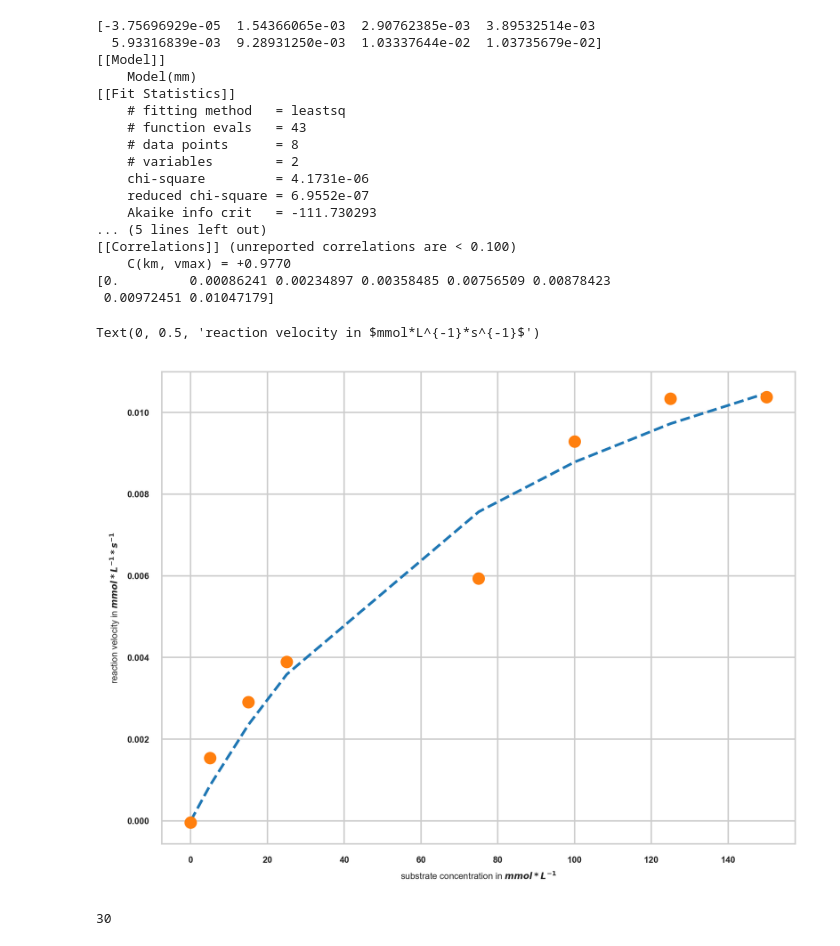
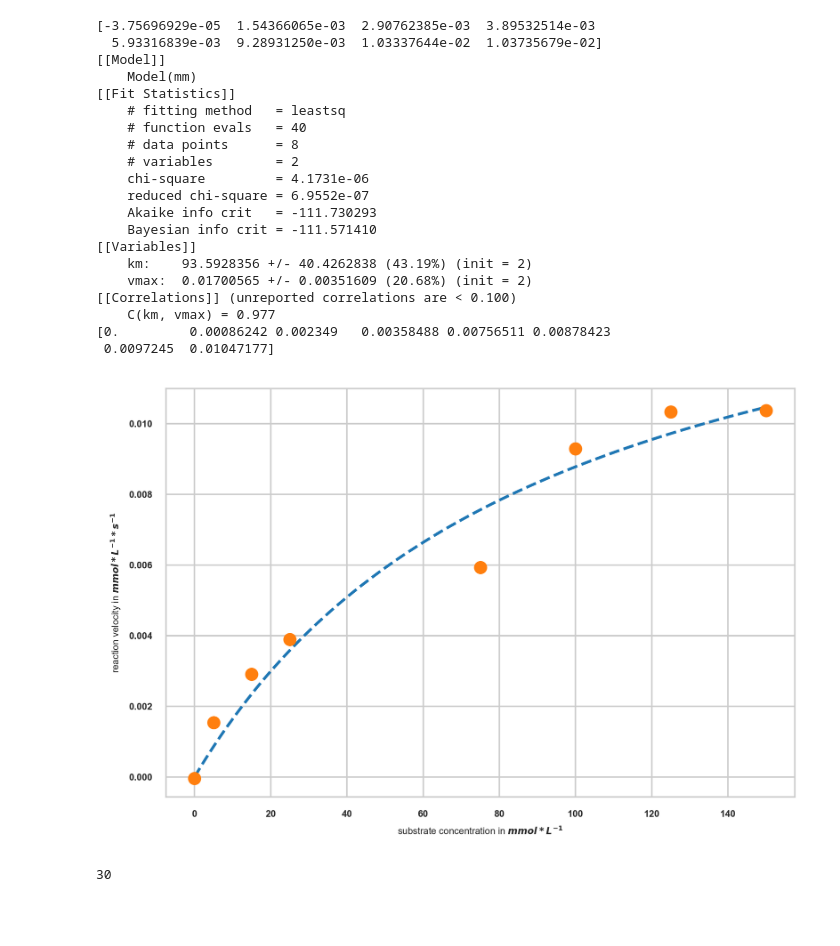
Before and after one commit to BioCatHub/bch_scenario_Alaric, a Jupyter notebook: Kinetics.ipynb, the cells around one changed output. Drawn from its saved outputs; the diff is of its cells as text; code cells hidden in the pictures; blank space fills up the shorter version.

```diff
--- a/Kinetics.ipynb
+++ b/Kinetics.ipynb
@@ -96,12 +82,13 @@ for i in concentrations:
         ax[index, 1].plot(x_values, y_values, linestyle="--")
 
     ax[index, 0].set_ylim(0,2)
-    ax[index, 0].set_title("Reference")
+    ax[index, 0].set_title("Sample")
     ax[index, 0].set_xlim(0,50)
-    ax[index, 1].set_title("Sample")
+    ax[index, 1].set_title("Reference")
     ax[index, 1].set_ylim([0,2])
     ax[index, 1].set_xlim(0,50)
 
 
 plt.tight_layout(pad=0.4, w_pad=0.5, h_pad=0.1)
+plt.savefig("plot.png", format="png")
 # %% [output]
@@ -185,41 +172,59 @@ model = lmfit.Model(mm)
 params = lmfit.Parameters()
 params.add('km', 2, min=0.000001, max=500)
 params.add('vmax', 2, min=0.0000000001, max=100)
 
 solution = model.fit(reaction_velocity,params=params,s=concentrations)
 
 print(solution.fit_report())
 print(solution.best_fit)
+best_values = solution.best_values
+
+def mm_sim(x, km, vmax):
+    v = vmax*x/(km+x)
+    return v
+
+
 
 fitted_data = solution.best_fit
 
+sim_x_data = np.linspace(0,150,num=150)
+sim_v_data = []
+
+for i in sim_x_data:
+    value = mm_sim(i,best_values["km"], best_values["vmax"])
+    sim_v_data.append(value)
 
 fig, ax = plt.subplots()
 
-ax.plot(concentrations, fitted_data, linestyle="--")
+ax.plot(sim_x_data, sim_v_data, linestyle="--")
+#ax.plot(concentrations, fitted_data, linestyle="--")
 ax.plot(concentrations, reaction_velocity, linestyle="", marker="o")
 ax.set_xlabel("substrate concentration in $mmol*L^{-1}$")
 ax.set_ylabel("reaction velocity in $mmol*L^{-1}*s^{-1}$")
+
+plt.savefig("plot.png", format="png")
 # %% [output]
 [-3.75696929e-05  1.54366065e-03  2.90762385e-03  3.89532514e-03
   5.93316839e-03  9.28931250e-03  1.03337644e-02  1.03735679e-02]
 [[Model]]
     Model(mm)
 [[Fit Statistics]]
     # fitting method   = leastsq
-    # function evals   = 43
+    # function evals   = 40
     # data points      = 8
     # variables        = 2
     chi-square         = 4.1731e-06
     reduced chi-square = 6.9552e-07
     Akaike info crit   = -111.730293
-... (5 lines left out)
+    Bayesian info crit = -111.571410
+[[Variables]]
+    km:    93.5928356 +/- 40.4262838 (43.19%) (init = 2)
+    vmax:  0.01700565 +/- 0.00351609 (20.68%) (init = 2)
 [[Correlations]] (unreported correlations are < 0.100)
-    C(km, vmax) = +0.9770
-[0.         0.00086241 0.00234897 0.00358485 0.00756509 0.00878423
- 0.00972451 0.01047179]
+    C(km, vmax) = 0.977
+[0.         0.00086242 0.002349   0.00358488 0.00756511 0.00878423
+ 0.0097245  0.01047177]
-Text(0, 0.5, 'reaction velocity in $mmol*L^{-1}*s^{-1}$')
-[figure, old version]
+[figure, new version]
 # %%
 import pandas as pd
 import re
```
Also changed, not shown: parts of 4 cells of this notebook, 10 other files.
